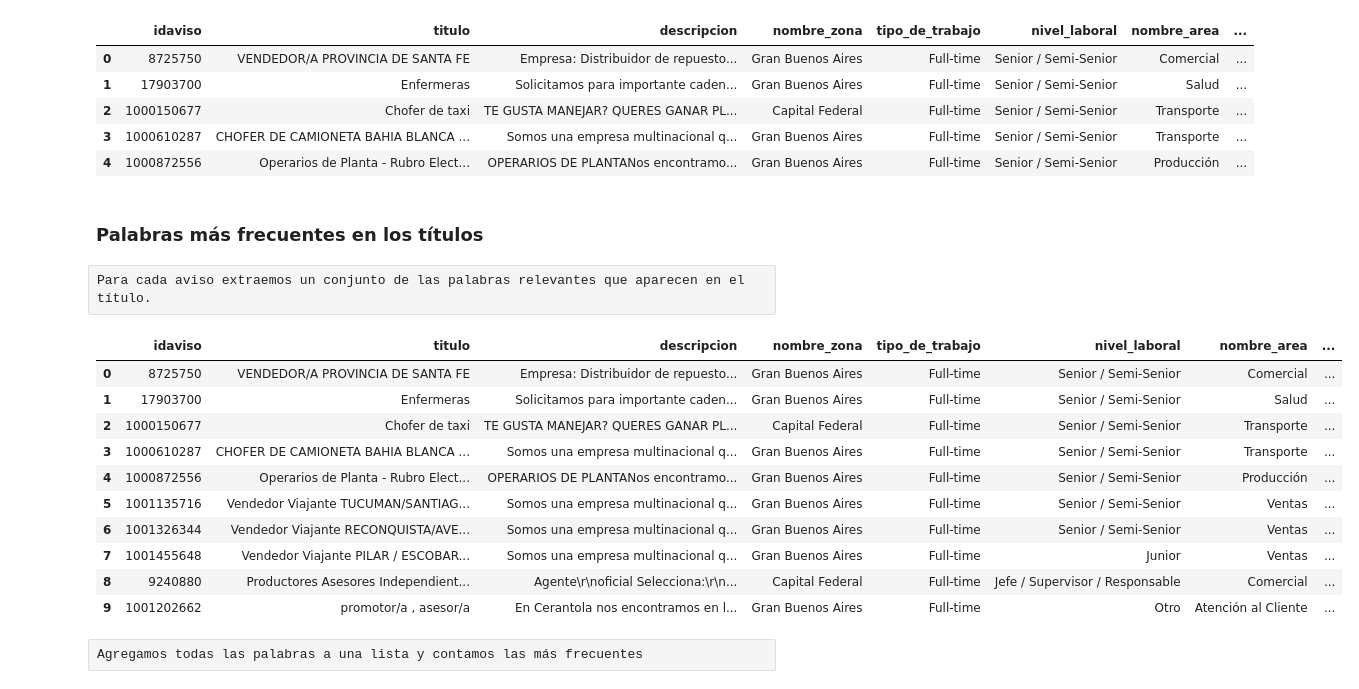
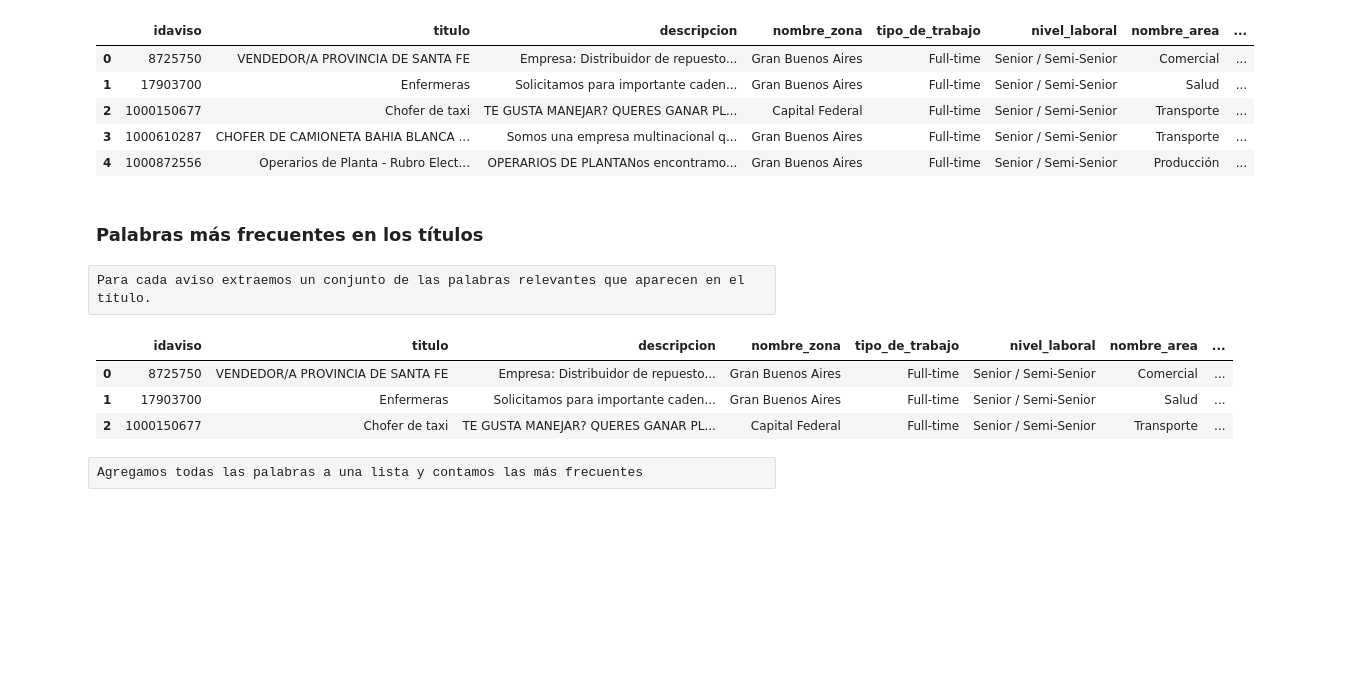
Before and after one commit to tbotalla/Datos1Q2018, a Jupyter notebook: parte1/AnalisisDetalleAvisos.ipynb, the cells around one changed output. Drawn from its saved outputs; the diff is of its cells as text; code cells hidden in the pictures; blank space fills up the shorter version.

```diff
--- a/parte1/AnalisisDetalleAvisos.ipynb
+++ b/parte1/AnalisisDetalleAvisos.ipynb
@@ -342,7 +344,7 @@ Por cada aviso se agrega una columna con las palabras relevantes que se leen en
 Puede llegar a ser util despues hacer esto mismo con la descripcion entera.
 # %%
 stopwords = ['a', 'al', 'ante', 'aquel', 'aires', 'bien', 'buenos', 'como', 'con', 'conseguir', 'cual', 'de', 'del',
-             'desde', 'donde', 'e', 'el', 'ella', 'en', 'es', 'encima', 'entonces', 'entre', 'era', 'esta', 'estás', 'estas' 'estan',
+             'desde', 'donde', 'e', 'el', 'ella', 'en', 'es', 'esa', 'encima', 'entonces', 'entre', 'era', 'esta', 'estás', 'estas' 'estan',
              'están', 'etc', 'fe', 'fue', 'ha', 'hacen', 'hacemos', 'hacer', 'hasta', 'incluso', 'ir', 'jamas',
              'jamás', 'la', 'las', 'lo', 'los', 'más', 'me', 'menos', 'mi', 'mis', 'misma', 'mismo', 'mucha', 'muchas',
              'mucho', 'muchos', 'muy', 'ni', 'no', 'nos', 'nosotros', 'nuestra', 'o', 'para', 'por', 'que', 'qué', 'sabe', 'santa', 'saber', 'se',
@@ -409,7 +411,7 @@ avisos_detalle.head(5)
 | 3 | 1000610287 | CHOFER DE CAMIONETA BAHIA BLANCA ... | Somos una empresa multinacional q... | Gran Buenos Aires | Full-time | Senior / Semi-Senior | Transporte | ... |
 | 4 | 1000872556 | Operarios de Planta - Rubro Elect... | OPERARIOS DE PLANTANos encontramo... | Gran Buenos Aires | Full-time | Senior / Semi-Senior | Producción | ... |
 # %% [markdown]
-### Palabras más frecuentes en los títulos
+### **Palabras más frecuentes en los títulos**
 # %% [raw]
 Para cada aviso extraemos un conjunto de las palabras relevantes que aparecen en el título.
 # %%
@@ -434,19 +436,12 @@ def process_words(row, col, col_new):
 # %%
 avisos_detalle = avisos_detalle.apply(lambda row: process_words(row, 'titulo', 'titulo_top_words'), axis=1)
 # %%
-avisos_detalle.head(10)
+avisos_detalle.head(3)
 # %% [output]
 |  | idaviso | titulo | descripcion | nombre_zona | tipo_de_trabajo | nivel_laboral | nombre_area | ... |
 | 0 | 8725750 | VENDEDOR/A PROVINCIA DE SANTA FE | Empresa: Distribuidor de repuesto... | Gran Buenos Aires | Full-time | Senior / Semi-Senior | Comercial | ... |
 | 1 | 17903700 | Enfermeras | Solicitamos para importante caden... | Gran Buenos Aires | Full-time | Senior / Semi-Senior | Salud | ... |
 | 2 | 1000150677 | Chofer de taxi | TE GUSTA MANEJAR? QUERES GANAR PL... | Capital Federal | Full-time | Senior / Semi-Senior | Transporte | ... |
-| 3 | 1000610287 | CHOFER DE CAMIONETA BAHIA BLANCA ... | Somos una empresa multinacional q... | Gran Buenos Aires | Full-time | Senior / Semi-Senior | Transporte | ... |
-| 4 | 1000872556 | Operarios de Planta - Rubro Elect... | OPERARIOS DE PLANTANos encontramo... | Gran Buenos Aires | Full-time | Senior / Semi-Senior | Producción | ... |
-| 5 | 1001135716 | Vendedor Viajante TUCUMAN/SANTIAG... | Somos una empresa multinacional q... | Gran Buenos Aires | Full-time | Senior / Semi-Senior | Ventas | ... |
-| 6 | 1001326344 | Vendedor Viajante RECONQUISTA/AVE... | Somos una empresa multinacional q... | Gran Buenos Aires | Full-time | Senior / Semi-Senior | Ventas | ... |
-| 7 | 1001455648 | Vendedor Viajante PILAR / ESCOBAR... | Somos una empresa multinacional q... | Gran Buenos Aires | Full-time | Junior | Ventas | ... |
-| 8 | 9240880 | Productores Asesores Independient... | Agente\r\noficial Selecciona:\r\n... | Capital Federal | Full-time | Jefe / Supervisor / Responsable | Comercial | ... |
-| 9 | 1001202662 | promotor/a , asesor/a | En Cerantola nos encontramos en l... | Gran Buenos Aires | Full-time | Otro | Atención al Cliente | ... |
 # %% [raw]
 Agregamos todas las palabras a una lista y contamos las más frecuentes
 # %%
```
Also changed, not shown: parts of 25 cells of this notebook.
